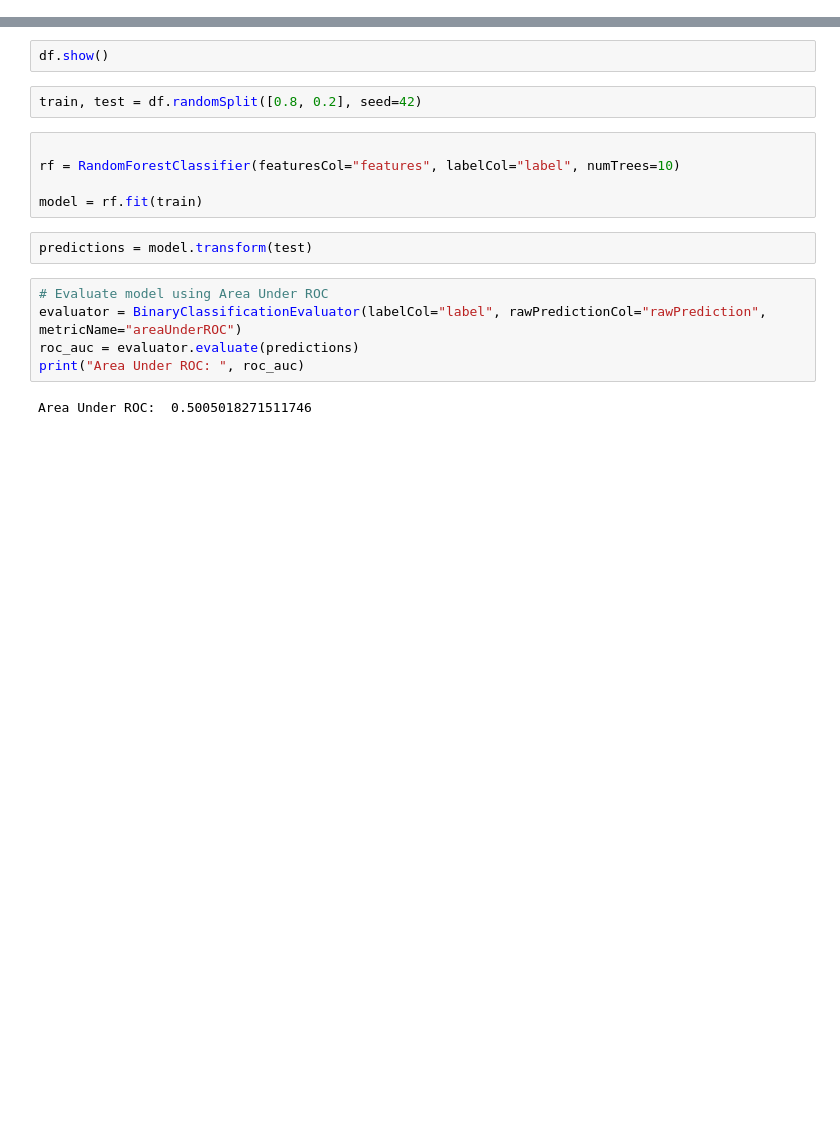
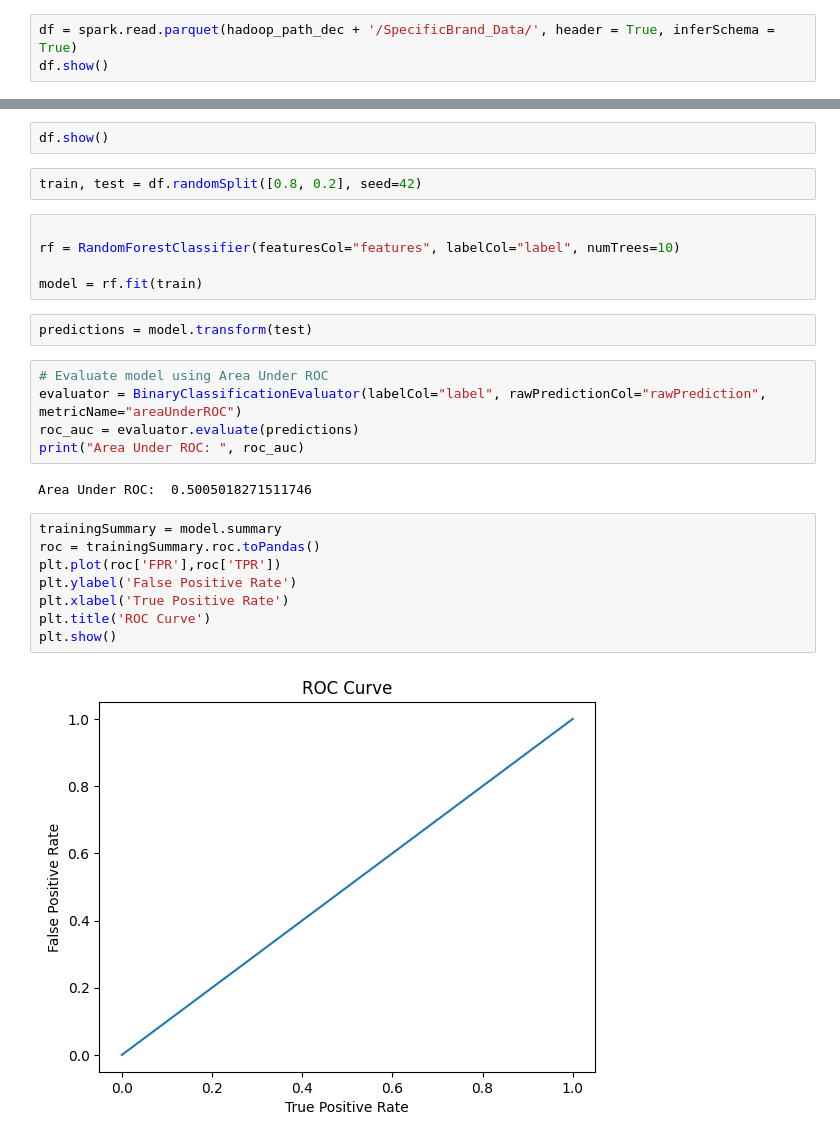
Before and after one commit to yanazlatanova/E-commerce, a Jupyter notebook: ML/ML.ipynb, the cells around one changed output, grey strips where cells are left out. Saved outputs shown, nothing was run; the diff lists cells and outputs as text; blank space fills up the shorter version.

```diff
--- a/ML/ML.ipynb
+++ b/ML/ML.ipynb
@@ -477,3 +503,6 @@ only showing top 20 rows
 save_path = hadoop_path_dec + '/SpecificBrand_Data/'
 
 df.repartition(8).write.mode('overwrite').option("header", "true").parquet(save_path)
+# %%
+df = spark.read.parquet(hadoop_path_dec + '/SpecificBrand_Data/', header = True, inferSchema = True)
+df.show()
@@ -518,3 +565,13 @@ roc_auc = evaluator.evaluate(predictions)
 print("Area Under ROC: ", roc_auc)
 # %% [output]
 Area Under ROC:  0.5005018271511746
+# %%
+trainingSummary = model.summary
+roc = trainingSummary.roc.toPandas()
+plt.plot(roc['FPR'],roc['TPR'])
+plt.ylabel('False Positive Rate')
+plt.xlabel('True Positive Rate')
+plt.title('ROC Curve')
+plt.show()
+# %% [output]
+[figure, added]
```
Also changed, not shown: parts of 8 cells of this notebook, 1 other file.
